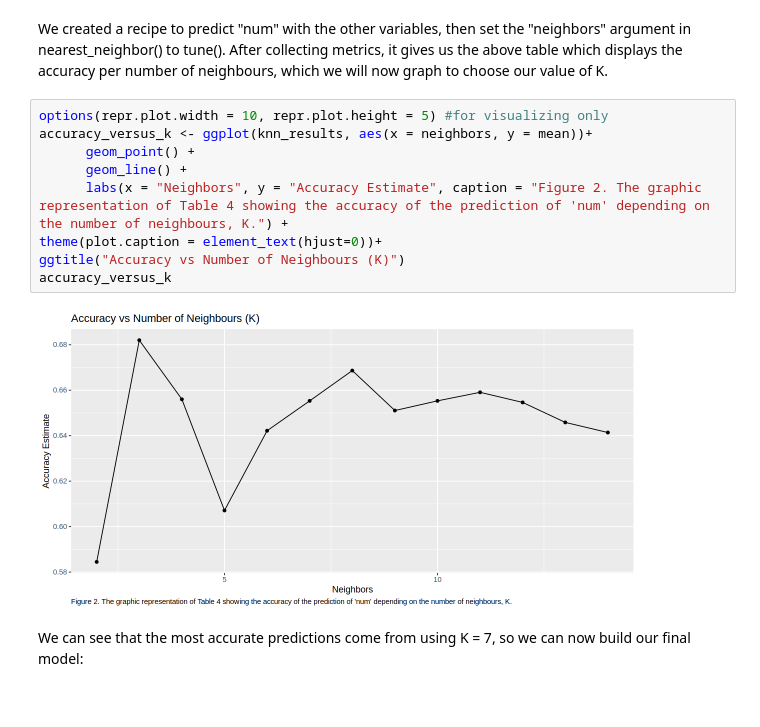
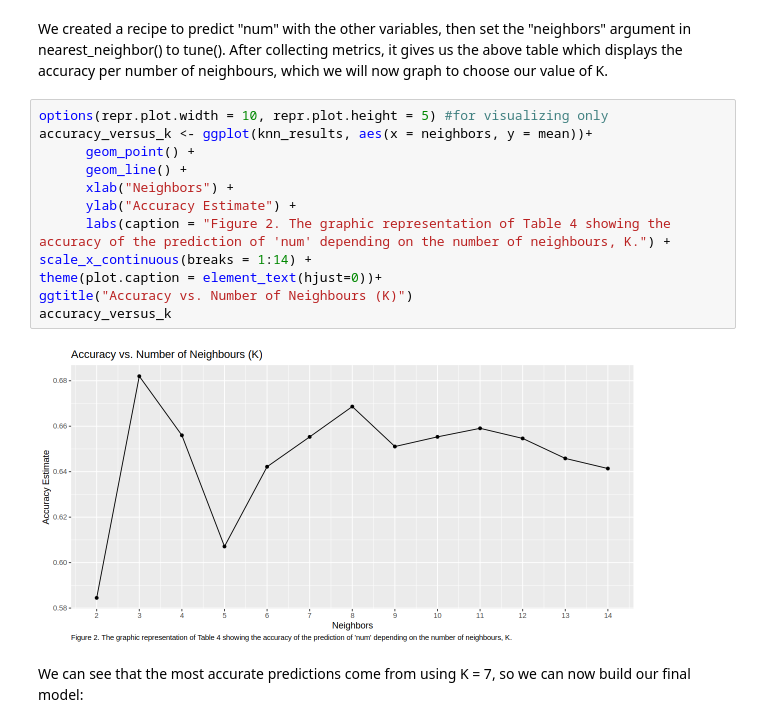
Before and after one commit to shellumang/dsci-100-2023w1-group-28, a Jupyter notebook: DSCI 100 proposal group 28 (4).ipynb, the cells around one changed output. Saved outputs shown, nothing was run; the diff lists cells and outputs as text.

Commit message:
last minute edits
tiny edits in introduction section and testing a fix to accuracy vs. neighbours plot labels

```diff
--- a/DSCI 100 proposal group 28 (4).ipynb
+++ b/DSCI 100 proposal group 28 (4).ipynb
@@ -166,14 +166,17 @@ We created a recipe to predict "num" with the other variables, then set the "nei
 # %%
 options(repr.plot.width = 10, repr.plot.height = 5) #for visualizing only
 accuracy_versus_k <- ggplot(knn_results, aes(x = neighbors, y = mean))+
       geom_point() +
       geom_line() +
-      labs(x = "Neighbors", y = "Accuracy Estimate", caption = "Figure 2. The graphic representation of Table 4 showing the accuracy of the prediction of 'num' depending on the number of neighbours, K.") +
+      xlab("Neighbors") +
+      ylab("Accuracy Estimate") +
+      labs(caption = "Figure 2. The graphic representation of Table 4 showing the accuracy of the prediction of 'num' depending on the number of neighbours, K.") +
+scale_x_continuous(breaks = 1:14) +
 theme(plot.caption = element_text(hjust=0))+
-ggtitle("Accuracy vs Number of Neighbours (K)")
+ggtitle("Accuracy vs. Number of Neighbours (K)")
 accuracy_versus_k
 # %% [output]
-[figure, old version]
+[figure, new version]
 # %% [markdown]
 We can see that the most accurate predictions come from using K = 7, so we can now build our final model:
 # %%
```
Also changed, not shown: parts of 2 cells of this notebook.
